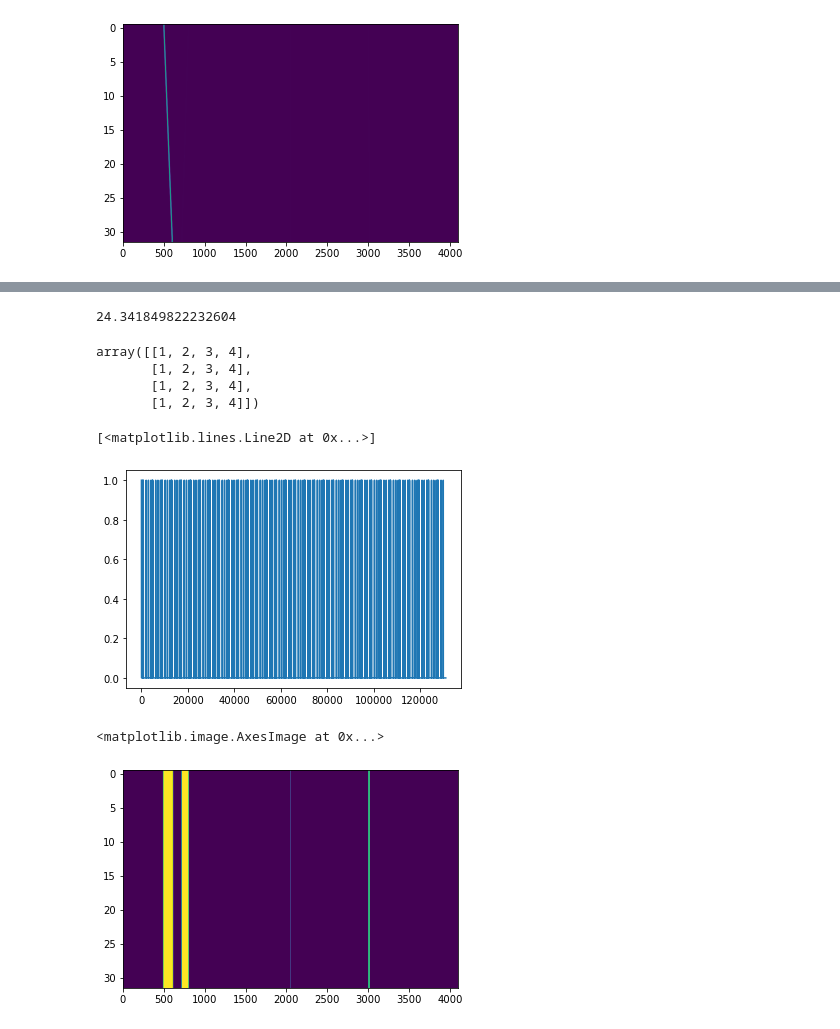
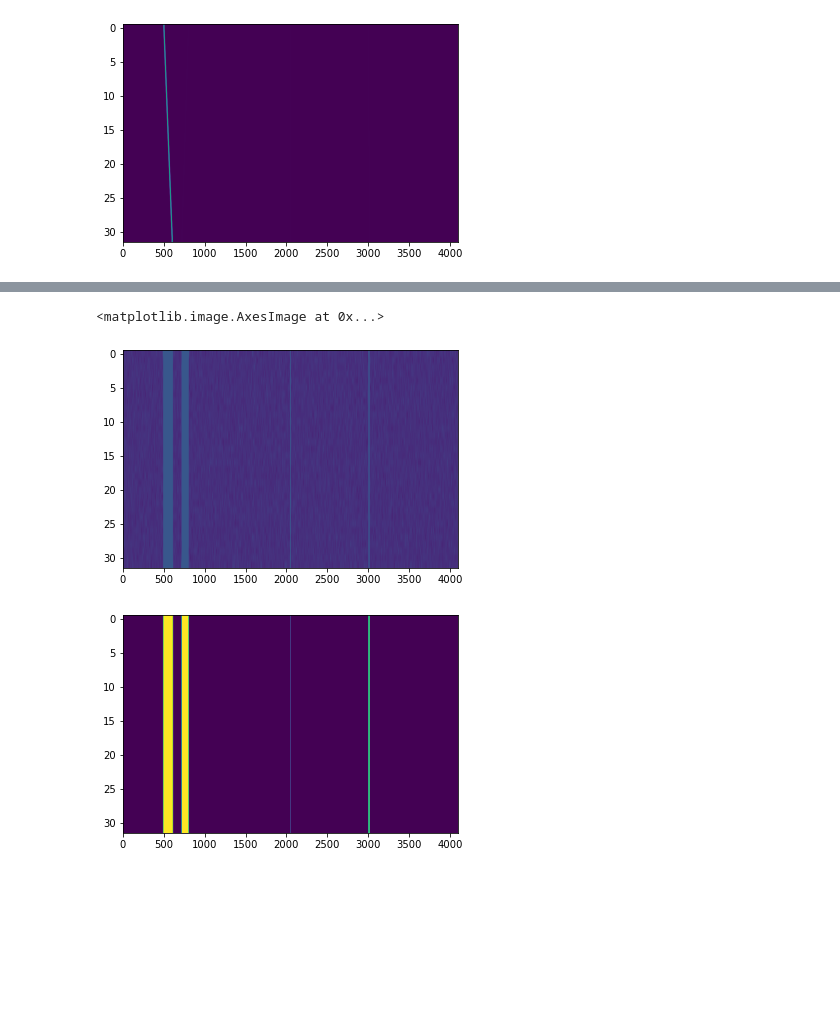
Before and after one commit to UCBerkeleySETI/hyperseti, a Jupyter notebook: notebook/devel/kurtosis_devel.ipynb, the cells around one changed output, grey strips where cells are left out. Saved outputs shown, nothing was run; the diff lists cells and outputs as text; code cells hidden in the pictures; blank space fills up the shorter version.

```diff
--- a/notebook/devel/kurtosis_devel.ipynb
+++ b/notebook/devel/kurtosis_devel.ipynb
@@ -7,9 +7,10 @@ import numpy as np
 from astropy import units as u
 import pylab as plt
 import cupy as cp
-from hyperseti.hyperseti import spectral_kurtosis, sk_flag
+from hyperseti.kurtosis import spectral_kurtosis, sk_flag
+
 hyperseti.logger_group.level = logbook.DEBUG
-hyperseti.data.logger.level  = logbook.DEBUG
+hyperseti.data_array.logger.level  = logbook.DEBUG
 # %% [output]
 bshuf filter already loaded, skip it.
 # %%
@@ -273,20 +212,26 @@ plt.imshow(frame.data, aspect='auto')
 <matplotlib.image.AxesImage at 0x...>
 [figure]
 # %%
-sk = spectral_kurtosis(frame.data.reshape((32, 1, 4096)), metadata, boxcar_size=1)
+sk = spectral_kurtosis(frame.data.reshape((32, 1, 4096)), metadata, return_space='cpu')
 print(f"MEAN {np.mean(sk):2.3f} STD {np.std(sk)}")
 
 plt.plot(sk)
 plt.twinx()
 d = frame.data.reshape((32, 1, 4096))
-d_norm = hyperseti.normalize(d)
+d_norm = hyperseti.normalize(d, return_space='cpu')
 
-mask = hyperseti.hyperseti.sk_flag(d, metadata, n_sigma_lower=2, n_sigma_upper=5, flag_upper=True, flag_lower=True)
-d_norm_flagged = hyperseti.normalize(d, mask)
+mask = hyperseti.kurtosis.sk_flag(d, metadata, n_sigma_lower=2, n_sigma_upper=5,
+                                  flag_upper=True, flag_lower=True, return_space='cpu')
 
+d_norm_flagged = hyperseti.normalize(d, mask, return_space='cpu')
+
+print(type(mask))
 plt.plot(mask, ls='dashed', color='#333333')
 plt.figure()
+plt.subplot(1,2,1)
 plt.plot(d_norm.mean(axis=0).squeeze())
+plt.xlabel("without flagging")
+plt.subplot(1,2,2)
 plt.plot(d_norm_flagged.mean(axis=0).squeeze())
-#plt.ylim(-1,1)
+plt.xlabel("with flagging")
 # %% [output]
@@ -313,26 +258,12 @@ MEAN 25.574 STD 142.73887634277344
-# %%
-np.std(d_norm_flagged)
-# %% [output]
-24.341849822232604
-# %%
-a = cp.array([[1,2,3,4],])
-cp.repeat(a, 4, axis=0)
-# %% [output]
-array([[1, 2, 3, 4],
-       [1, 2, 3, 4],
-       [1, 2, 3, 4],
-       [1, 2, 3, 4]])
 # %%
-plt.plot(cp.asnumpy(cp.repeat(cp.asarray(mask.reshape((1, len(mask)))), d_norm.shape[0], axis=0)).ravel())
+df = cp.asarray(d_norm)
+mask_gpu = cp.repeat(cp.asarray(mask.reshape(1, 1, len(mask))), d_norm.shape[0], axis=0)
+cp.putmask(df, mask_gpu, 0)
+plt.figure()
+plt.imshow(cp.asnumpy(df).squeeze(), aspect='auto')
+plt.figure()
+plt.imshow(cp.asnumpy(mask_gpu).squeeze(), aspect='auto')
 # %% [output]
-[<matplotlib.lines.Line2D at 0x...>]
+<matplotlib.image.AxesImage at 0x...>
-[figure, old version]
+[figure, new version]
+[figure, added]
-# %%
-df =cp.asarray(d_norm)
-mask_gpu = cp.repeat(cp.asarray(mask.reshape(1, 1, len(mask))), d_norm.shape[0], axis=0)
-cp.putmask(df, mask_gpu, 0)
-#plt.imshow(cp.asnumpy(df).squeeze(), aspect='auto')
-plt.imshow(cp.asnumpy(mask_gpu).squeeze(), aspect='auto')
-# %% [output]
-<matplotlib.image.AxesImage at 0x...>
-[figure, removed]
```
Also changed, not shown: parts of 22 cells of this notebook, 4 other files.
